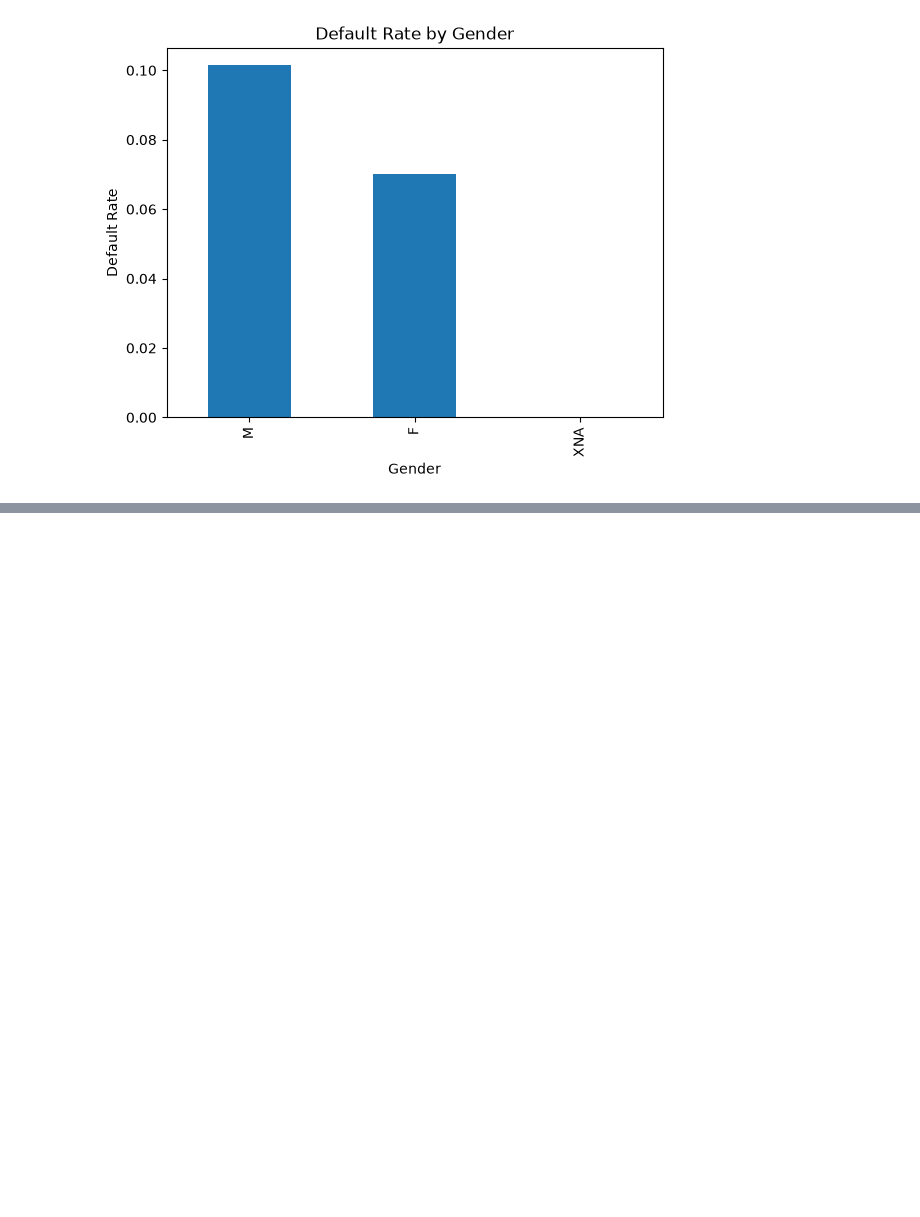
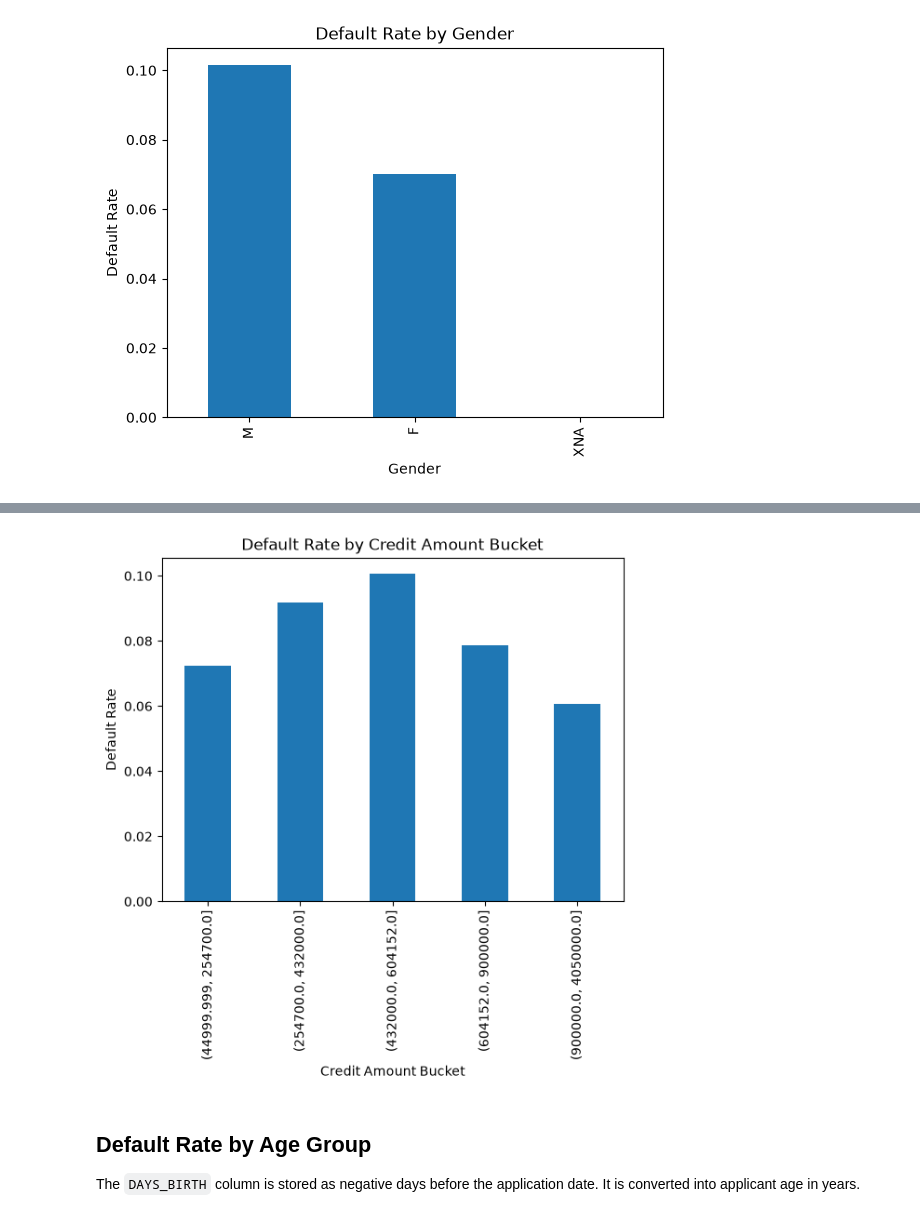
Before and after one commit to gsardar05-ops/Home-Credit-Default-Risk-Modelling, a Jupyter notebook: notebooks/02_application_train_eda.ipynb, the cells around one changed output, grey strips where cells are left out. Saved outputs shown, nothing was run; the diff lists cells and outputs as text; code cells hidden in the pictures; blank space fills up the shorter version.

```diff
--- a/notebooks/02_application_train_eda.ipynb
+++ b/notebooks/02_application_train_eda.ipynb
@@ -74,0 +161,10 @@ plt.show()
+# %%
+app_train["credit_bucket"] = pd.qcut(
+    app_train["AMT_CREDIT"],
+    q=5,
+    duplicates="drop"
+)
+
+credit_default = app_train.groupby("credit_bucket")[target].mean()
+
+credit_default
@@ -74,0 +179,13 @@ plt.show()
+# %%
+credit_default.plot(kind="bar")
+
+plt.title("Default Rate by Credit Amount Bucket")
+plt.xlabel("Credit Amount Bucket")
+plt.ylabel("Default Rate")
+plt.show()
+# %% [output]
+[figure, added]
+# %% [markdown]
+## Default Rate by Age Group
+
+The `DAYS_BIRTH` column is stored as negative days before the application date. It is converted into applicant age in years.
```
Also changed, not shown: parts of 20 cells of this notebook.
